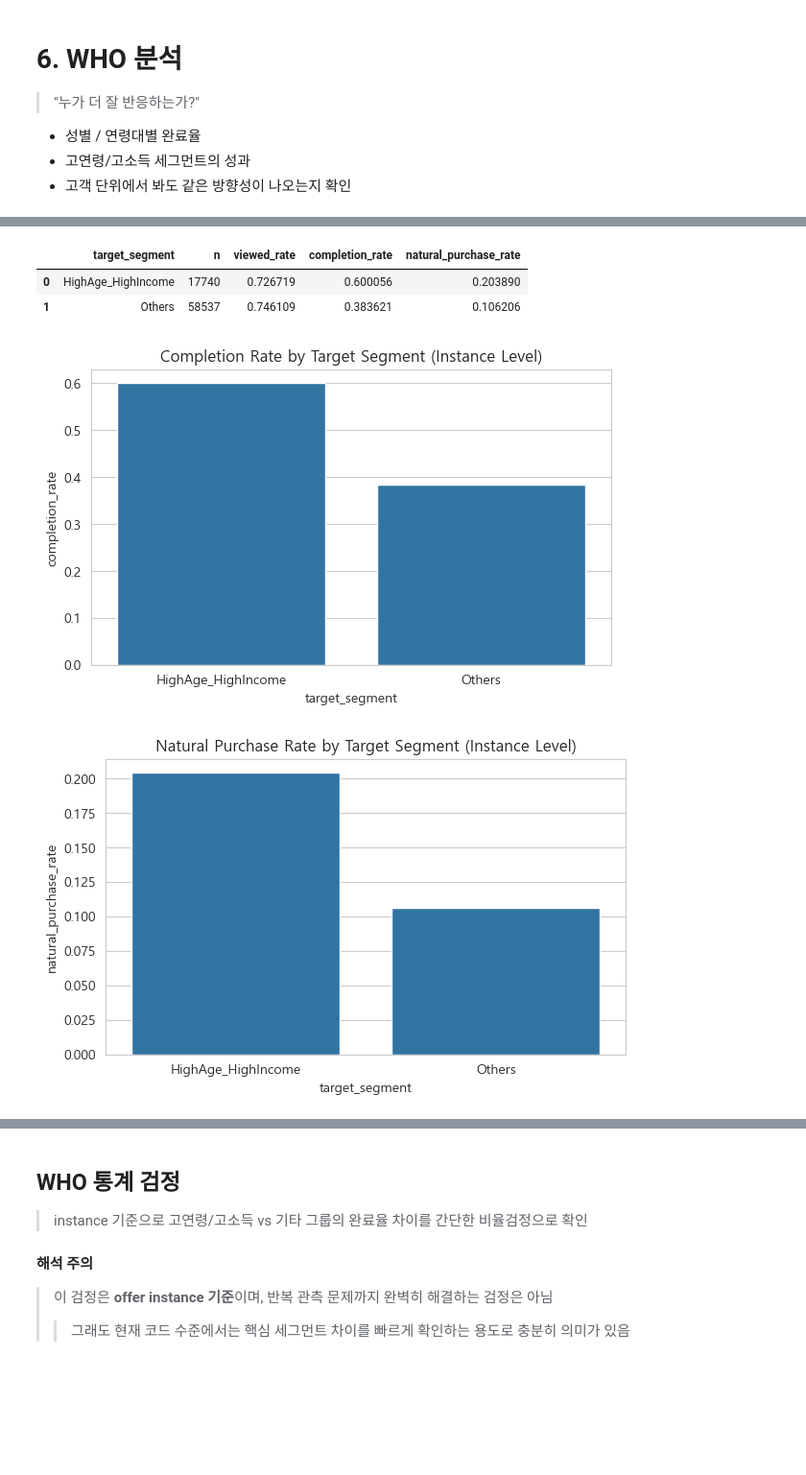
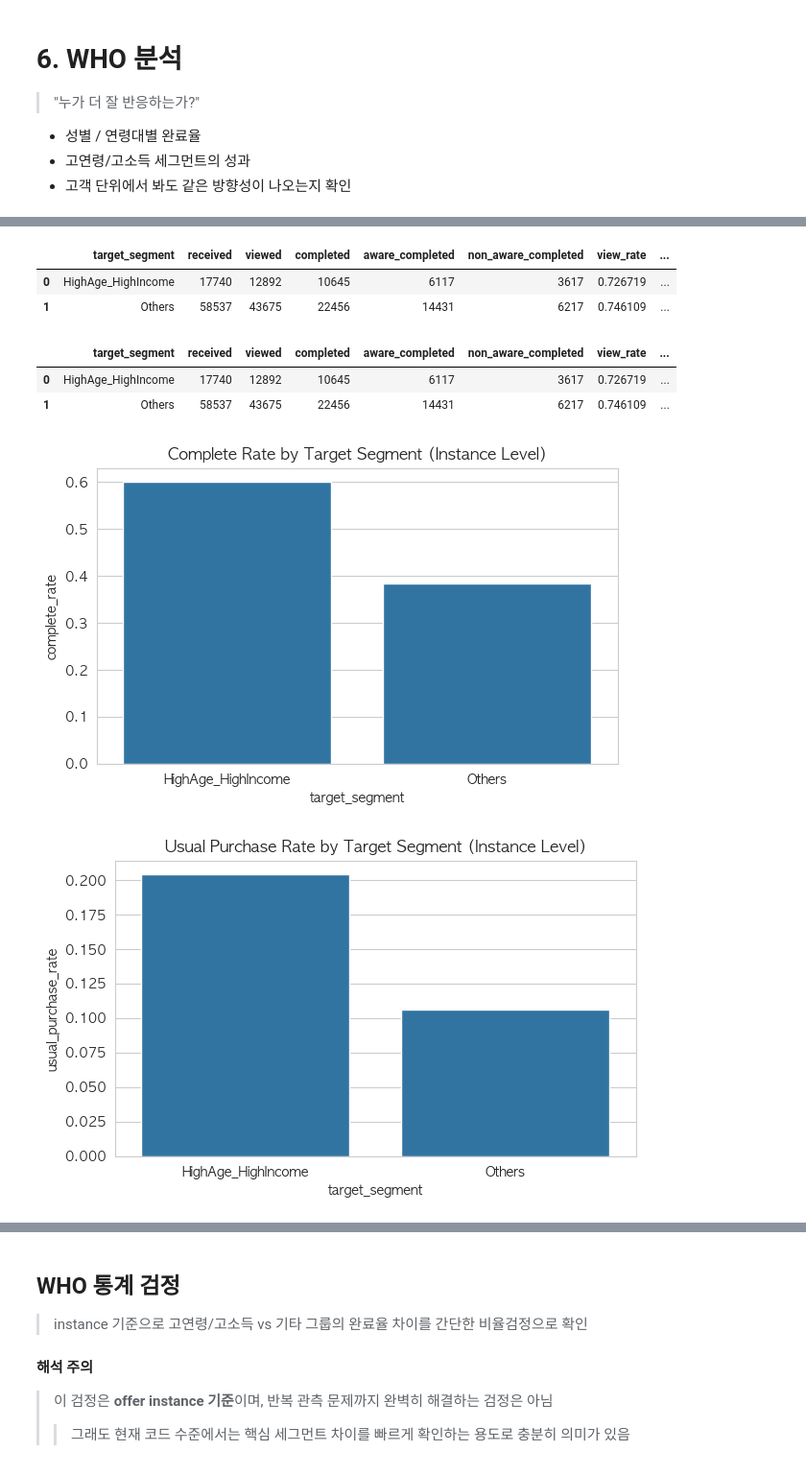
Before and after one commit to rladbstj56/practice_project, a Jupyter notebook: chanhui_EDA/final_analysis/www_final3.ipynb, the cells around one changed output, grey strips where cells are left out. Shown at 96% size. Drawn from its saved outputs; the diff is of its cells as text; code cells hidden in the pictures; blank space fills up the shorter version.

```diff
--- a/chanhui_EDA/final_analysis/www_final3.ipynb
+++ b/chanhui_EDA/final_analysis/www_final3.ipynb
@@ -487,36 +495,46 @@ plt.show()
 # %%
-# 핵심 세그먼트 요약 - instance 기준
 target_summary_instance = (
-    base_df.groupby('target_segment')
-    .agg(
-        n=('customer_id', 'count'),
-        viewed_rate=('is_viewed', 'mean'),
-        completion_rate=('is_completed', 'mean'),
-        natural_purchase_rate=('completed_without_prior_view', 'mean')
-    )
-    .reset_index()
+    funnel_metrics(base_df, 'target_segment')
 )
 
 target_summary_instance
 # %% [output]
-|  | target_segment | n | viewed_rate | completion_rate | natural_purchase_rate |
-| 0 | HighAge_HighIncome | 17740 | 0.726719 | 0.600056 | 0.203890 |
-| 1 | Others | 58537 | 0.746109 | 0.383621 | 0.106206 |
+|  | target_segment | received | viewed | completed | aware_completed | non_aware_completed | view_rate | ... |
+| 0 | HighAge_HighIncome | 17740 | 12892 | 10645 | 6117 | 3617 | 0.726719 | ... |
+| 1 | Others | 58537 | 43675 | 22456 | 14431 | 6217 | 0.746109 | ... |
+# %%
+#위의 지표에 'usual_purchase_rate' 추가
+target_summary_instance = (
+    funnel_metrics(base_df, 'target_segment')
+    .merge(
+        base_df.groupby('target_segment')['completed_without_prior_view']
+        .mean()
+        .reset_index(name='usual_purchase_rate'),
+        on='target_segment',
+        how='left'
+    )
+)
+
+target_summary_instance
+# %% [output]
+|  | target_segment | received | viewed | completed | aware_completed | non_aware_completed | view_rate | ... |
+| 0 | HighAge_HighIncome | 17740 | 12892 | 10645 | 6117 | 3617 | 0.726719 | ... |
+| 1 | Others | 58537 | 43675 | 22456 | 14431 | 6217 | 0.746109 | ... |
 # %%
 plt.figure(figsize=(7, 4))
-sns.barplot(data=target_summary_instance, x='target_segment', y='completion_rate')
-plt.title('Completion Rate by Target Segment (Instance Level)')
-plt.ylabel('completion_rate')
+sns.barplot(data=target_summary_instance, x='target_segment', y='complete_rate')
+plt.title('Complete Rate by Target Segment (Instance Level)')
+plt.ylabel('complete_rate')
 plt.show()
 
 plt.figure(figsize=(7, 4))
-sns.barplot(data=target_summary_instance, x='target_segment', y='natural_purchase_rate')
-plt.title('Natural Purchase Rate by Target Segment (Instance Level)')
-plt.ylabel('natural_purchase_rate')
+sns.barplot(data=target_summary_instance, x='target_segment', y='usual_purchase_rate')
+plt.title('Usual Purchase Rate by Target Segment (Instance Level)')
+plt.ylabel('usual_purchase_rate')
 plt.show()
 # %% [output]
-[figure, old version]
+[figure, new version]
-[figure, old version]
+[figure, new version]
 # %%
 # 핵심 세그먼트 요약 - customer 기준
 target_summary_customer = (
```
Also changed, not shown: parts of 25 cells of this notebook, 1 other file.
